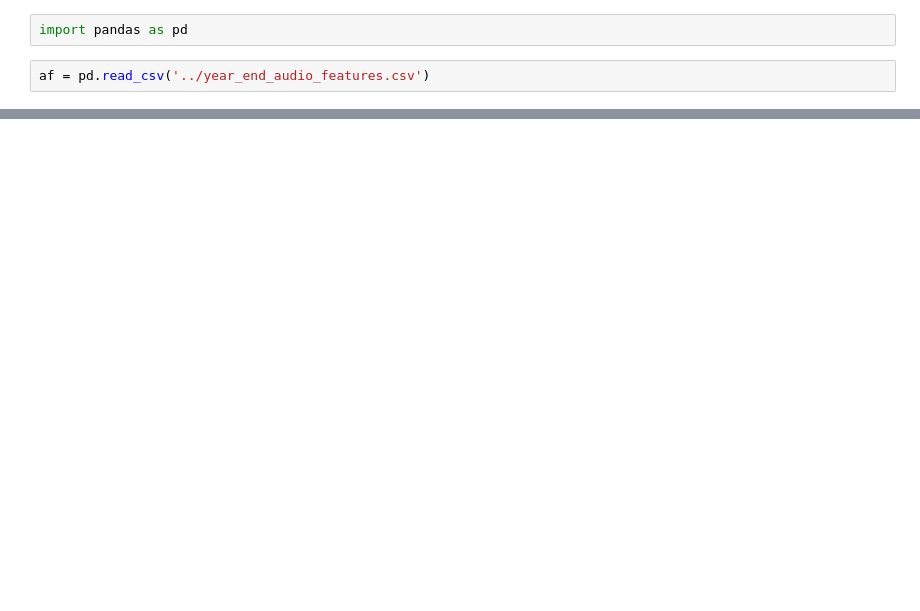
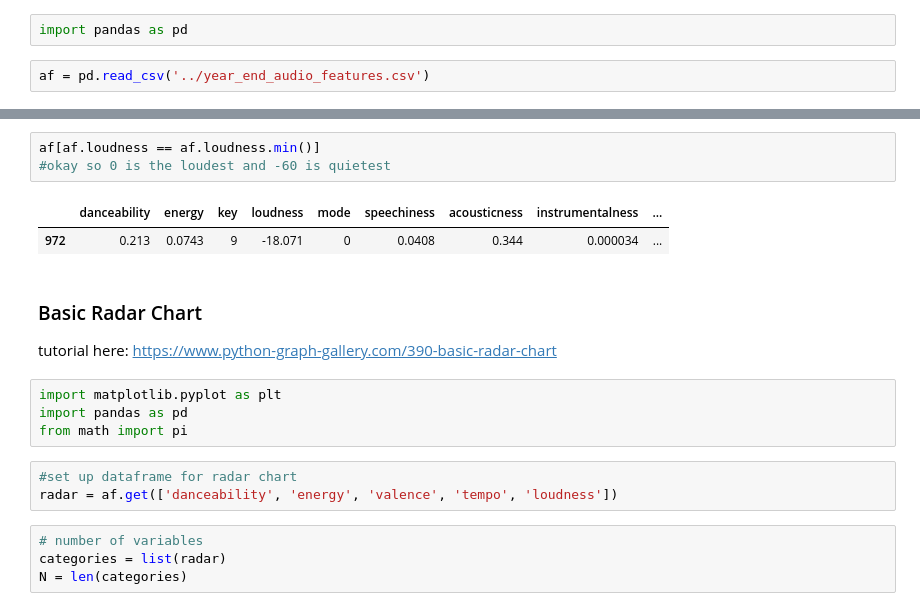
Before and after one commit to zylstraa/capstone, a Jupyter notebook: notebooks/year-end_audio_features.ipynb, the cells around one changed output, grey strips where cells are left out. Drawn from its saved outputs; the diff is of its cells as text; blank space fills up the shorter version.

Commit message:
building out spider chart

```diff
--- a/notebooks/year-end_audio_features.ipynb
+++ b/notebooks/year-end_audio_features.ipynb
@@ -20,0 +43,20 @@ af
+# %%
+af[af.loudness == af.loudness.min()]
+#okay so 0 is the loudest and -60 is quietest
+# %% [output]
+|  | danceability | energy | key | loudness | mode | speechiness | acousticness | instrumentalness | ... |
+| 972 | 0.213 | 0.0743 | 9 | -18.071 | 0 | 0.0408 | 0.344 | 0.000034 | ... |
+# %% [markdown]
+### Basic Radar Chart
+tutorial here: https://www.python-graph-gallery.com/390-basic-radar-chart
+# %%
+import matplotlib.pyplot as plt
+import pandas as pd
+from math import pi
+# %%
+#set up dataframe for radar chart
+radar = af.get(['danceability', 'energy', 'valence', 'tempo', 'loudness'])
+# %%
+# number of variables
+categories = list(radar)
+N = len(categories)
```
Also changed, not shown: parts of 13 cells of this notebook.
